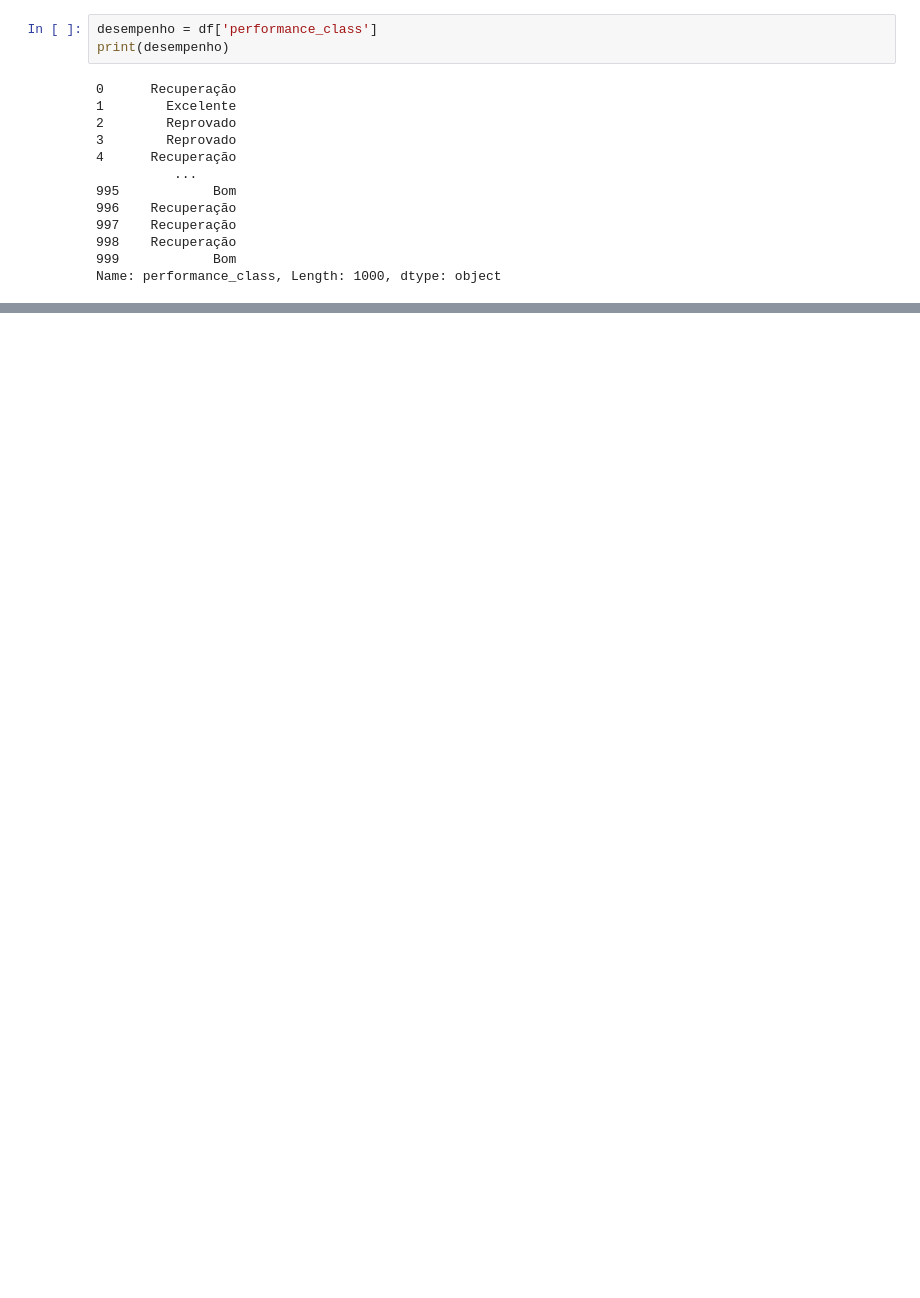
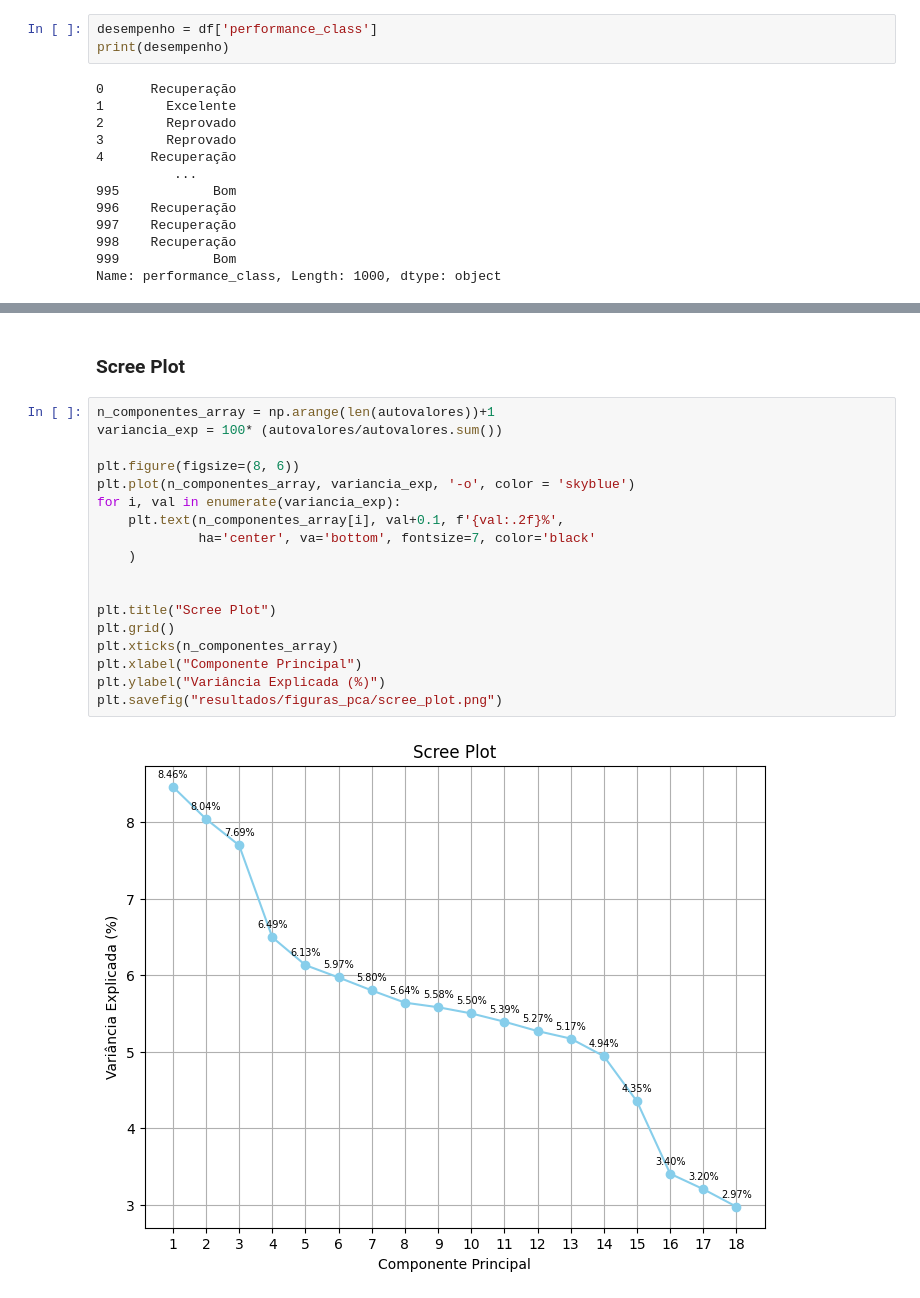
Before and after one commit to MRGdSFS/HW1----ICA-2025.2, a Jupyter notebook: notebooks/04_implementacao_pca_multi.ipynb, the cells around one changed output, grey strips where cells are left out. Cells and saved outputs as stored; diff of their text form; blank space fills up the shorter version.

Commit message:
scree plot e biplot

```diff
--- a/notebooks/04_implementacao_pca_multi.ipynb
+++ b/notebooks/04_implementacao_pca_multi.ipynb
@@ -349,2 +364,24 @@ plt.savefig("resultados/pca/projecao_dados.png")
 # %% [output]
 [figure]
+# %% [markdown]
+### Scree Plot
+# %%
+n_componentes_array = np.arange(len(autovalores))+1
+variancia_exp = 100* (autovalores/autovalores.sum())
+
+plt.figure(figsize=(8, 6))
+plt.plot(n_componentes_array, variancia_exp, '-o', color = 'skyblue')
+for i, val in enumerate(variancia_exp):
+    plt.text(n_componentes_array[i], val+0.1, f'{val:.2f}%',
+             ha='center', va='bottom', fontsize=7, color='black'
+    )
+
+
+plt.title("Scree Plot")
+plt.grid()
+plt.xticks(n_componentes_array)
+plt.xlabel("Componente Principal")
+plt.ylabel("Variância Explicada (%)")
+plt.savefig("resultados/figuras_pca/scree_plot.png")
+# %% [output]
+[figure, added]
```
Also changed, not shown: parts of 8 cells of this notebook, 3 other files.
